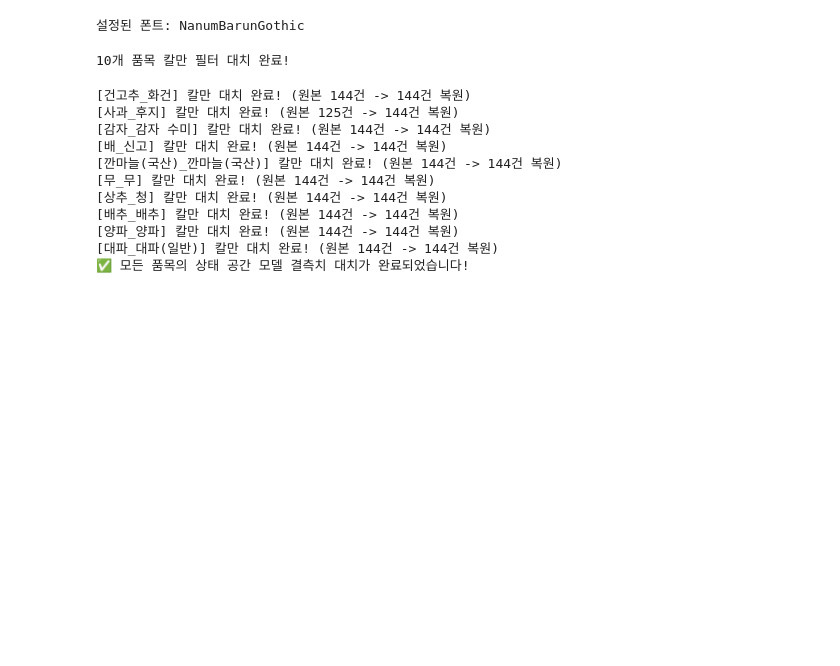
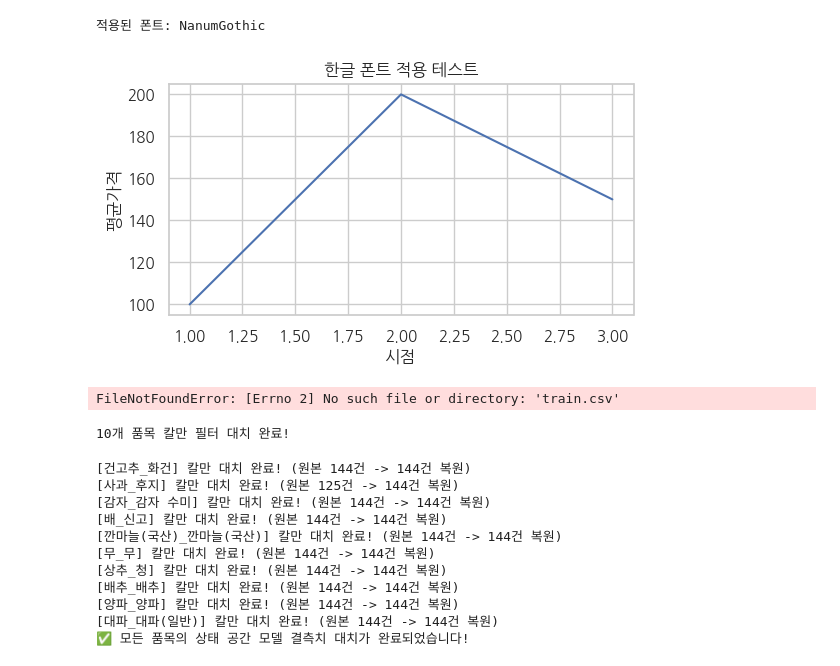
Before and after one commit to heeseok00/project_DScover_Price_Prediction, a Jupyter notebook: 가이드프로젝트_모델링.ipynb, the cells around one changed output. Cells and saved outputs as stored; diff of their text form; code cells hidden in the pictures; blank space fills up the shorter version.

```diff
--- a/가이드프로젝트_모델링.ipynb
+++ b/가이드프로젝트_모델링.ipynb
@@ -25,17 +1,33 @@ fc-cache: succeeded
-# %%
-import matplotlib.pyplot as plt
-import matplotlib.font_manager as fm
-
-# 나눔바른고딕 폰트 경로 설정
-font_path = '/usr/share/fonts/truetype/nanum/NanumBarunGothic.ttf'
-font_name = fm.FontProperties(fname=font_path).get_name()
-
-plt.rc('font', family=font_name)
-plt.rcParams['axes.unicode_minus'] = False
-
-print(f'설정된 폰트: {font_name}')
-# %% [output]
-설정된 폰트: NanumBarunGothic
+# %%
+# 폰트 설정
+import matplotlib.pyplot as plt
+import matplotlib.font_manager as fm
+import seaborn as sns
+
+font_path = r"C:\Dev\fonts\NanumGothic-Regular.ttf"
+fm.fontManager.addfont(font_path)
+font_name = fm.FontProperties(fname=font_path).get_name()
+
+# seaborn 스타일과 matplotlib 폰트를 한 번에 고정
+sns.set_theme(style="whitegrid", rc={"font.family": font_name, "axes.unicode_minus": False})
+plt.rcParams["font.family"] = font_name
+plt.rcParams["axes.unicode_minus"] = False
+
+print("적용된 폰트:", font_name)
+
+# 폰트 설정 테스트
+plt.figure(figsize=(6,3))
+
+plt.title("한글 폰트 적용 테스트")
+plt.xlabel("시점")
+plt.ylabel("평균가격")
+
+plt.plot([1,2,3],[100,200,150])
+
+plt.show()
+# %% [output]
+적용된 폰트: NanumGothic
+[figure, added]
 # %%
 import pandas as pd
 import numpy as np
@@ -43,8 +35,10 @@ import statsmodels.api as sm
 import matplotlib.pyplot as plt
 
 # 1. 데이터 로드 및 전처리 (예시: 배추)
-train = pd.read_csv('train.csv')
-supply = pd.read_csv('TRAIN_산지공판장_2018-2021.csv')
+train = pd.read_csv('./Data/train/train.csv')
+supply = pd.read_csv('./Data/train/meta/TRAIN_산지공판장_2018-2021.csv', encoding='utf-8-sig')
+# %% [output]
+FileNotFoundError: [Errno 2] No such file or directory: 'train.csv'
 # %%
 import pandas as pd
 import numpy as np
```
Also changed, not shown: parts of 3 cells of this notebook, 10 other files.
